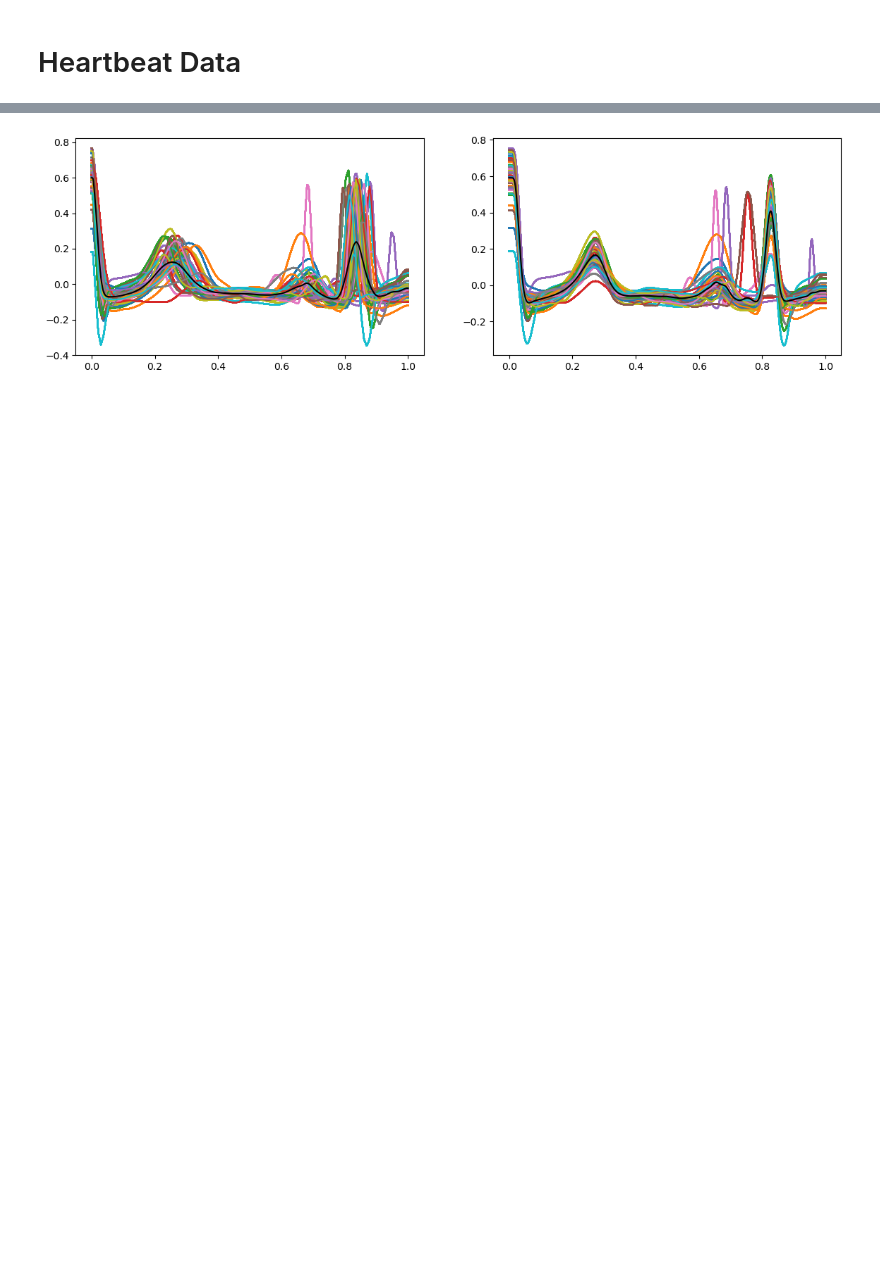
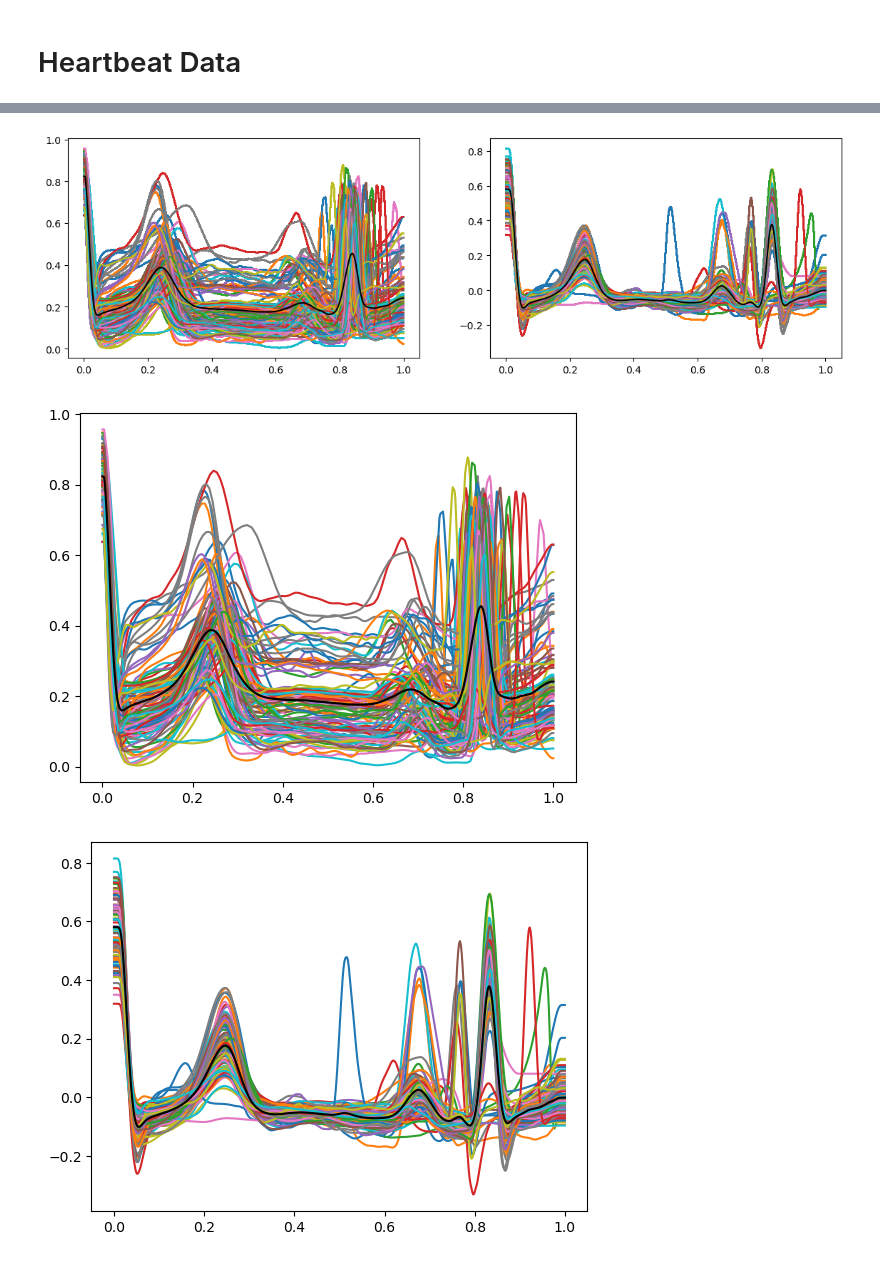
Before and after one commit to jorgenriseth/deepshape, a Jupyter notebook: notebooks/Discretized Functional Mean.ipynb, the cells around one changed output, grey strips where cells are left out. Saved outputs shown, nothing was run; the diff lists cells and outputs as text; code cells hidden in the pictures; blank space fills up the shorter version.

Commit message:
started computing mean shape distances

```diff
--- a/notebooks/Discretized Functional Mean.ipynb
+++ b/notebooks/Discretized Functional Mean.ipynb
@@ -158,7 +164,6 @@ def karcher_mean(X0, mu0=None, K=1024, TOL=1e-4, rndim=(5, 5)):
     else:
         mu = mu0
 
-    cond = False
     e0 = np.inf
     e1 = amplitude_mse(mu, Q)
 
@@ -232,11 +253,11 @@ def get_ecg_curve(df, idx, sigma=1.5, remove_trailing_zeros=True):
         return torch.tensor(y).reshape(-1, 1)
     return y.reshape(-1, 1)
 # %%
-num_funcs = 200
+num_funcs = 100
 X0 = resample_collection([
     FuncApprox(get_ecg_curve(dfn, i, sigma=1.2, remove_trailing_zeros=True))
     for i in torch.randint(0, high=dfn.shape[0], size=(num_funcs,))
-], k=1024)
+], k=512, centering=False)
 
 plt.plot(X0.transpose(1, 0))
 plt.show()
@@ -265,31 +283,36 @@ tensor(0.6347)
 # %%
 fig, (ax0, ax1) = plt.subplots(1, 2, figsize=(14, 4))
 for i in range(X0.shape[0]):
     ax0.plot(torch.linspace(0, 1, X0.shape[1]), X0.transpose(1, 0))
     ax0.plot(x, M0(x), 'k', lw=1.5)
 
 
     ax1.plot(torch.linspace(0, 1, X.shape[1]), X.transpose(1, 0))
     ax1.plot(x, M(x), 'k', lw=1.5)
 
 plt.show()
 
 
-# plt.figure()
-# plt.plot(torch.linspace(0, 1, X0.shape[1]), X0.transpose(1, 0))
-# plt.plot(x, M0(x), 'k', lw=1.5)
-# plt.savefig("../figures/hearbeat-mean-before.png")
-# plt.show()
+plt.figure()
+plt.plot(torch.linspace(0, 1, X0.shape[1]), X0.transpose(1, 0))
+plt.plot(x, M0(x), 'k', lw=1.5)
+plt.savefig("../figures/heartbeat-mean-before.png")
+plt.show()
 
-# plt.figure()
-# plt.plot(torch.linspace(0, 1, X.shape[1]), X.transpose(1, 0))
-# plt.plot(x, M(x), 'k', lw=1.5)
-# plt.savefig("../figures/hearbeat-mean-after.png")
-# plt.show()
-# with open('normal-heatbeat-mean.npy', 'wb') as fil:
-#     np.save(f, M(x))
+plt.figure()
+plt.plot(torch.linspace(0, 1, X.shape[1]), X.transpose(1, 0))
+plt.plot(x, M(x), 'k', lw=1.5)
+plt.savefig("../figures/heartbeat-mean-after.png")
+plt.show()
+
+
+with open('normal-heartbeat-mean-unnormalized.npy', 'wb') as f:
+    x = col_linspace(0, 1, X.shape[1])
+    np.save(f, M(x))
 # %% [output]
-[figure, old version]
+[figure, new version]
+[figure, added]
+[figure, added]
 # %%
 ((X0 - X0.sum(dim=0) / X0.shape[0])**2).sum() / X0.shape[0]
 # %% [output]
```
Also changed, not shown: parts of 10 cells of this notebook.
